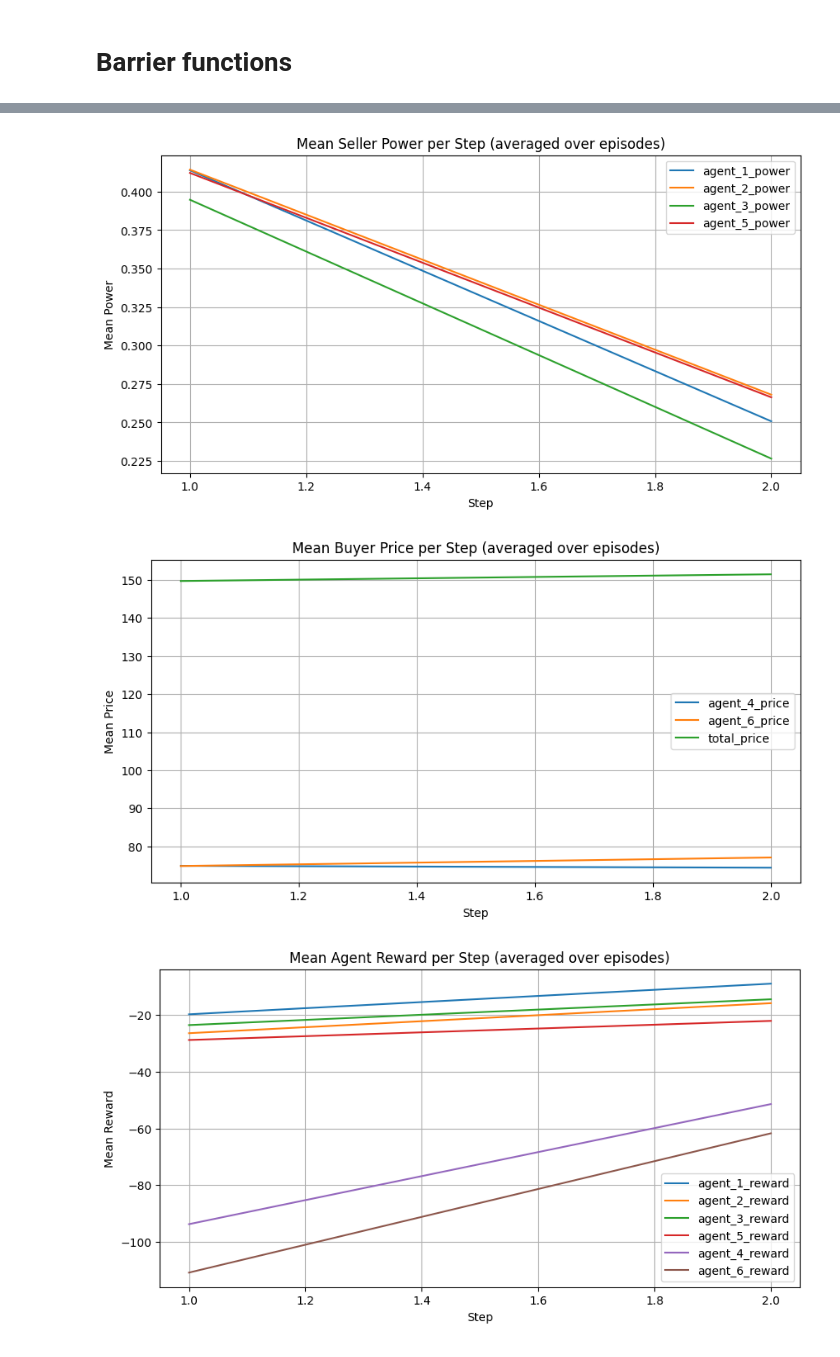
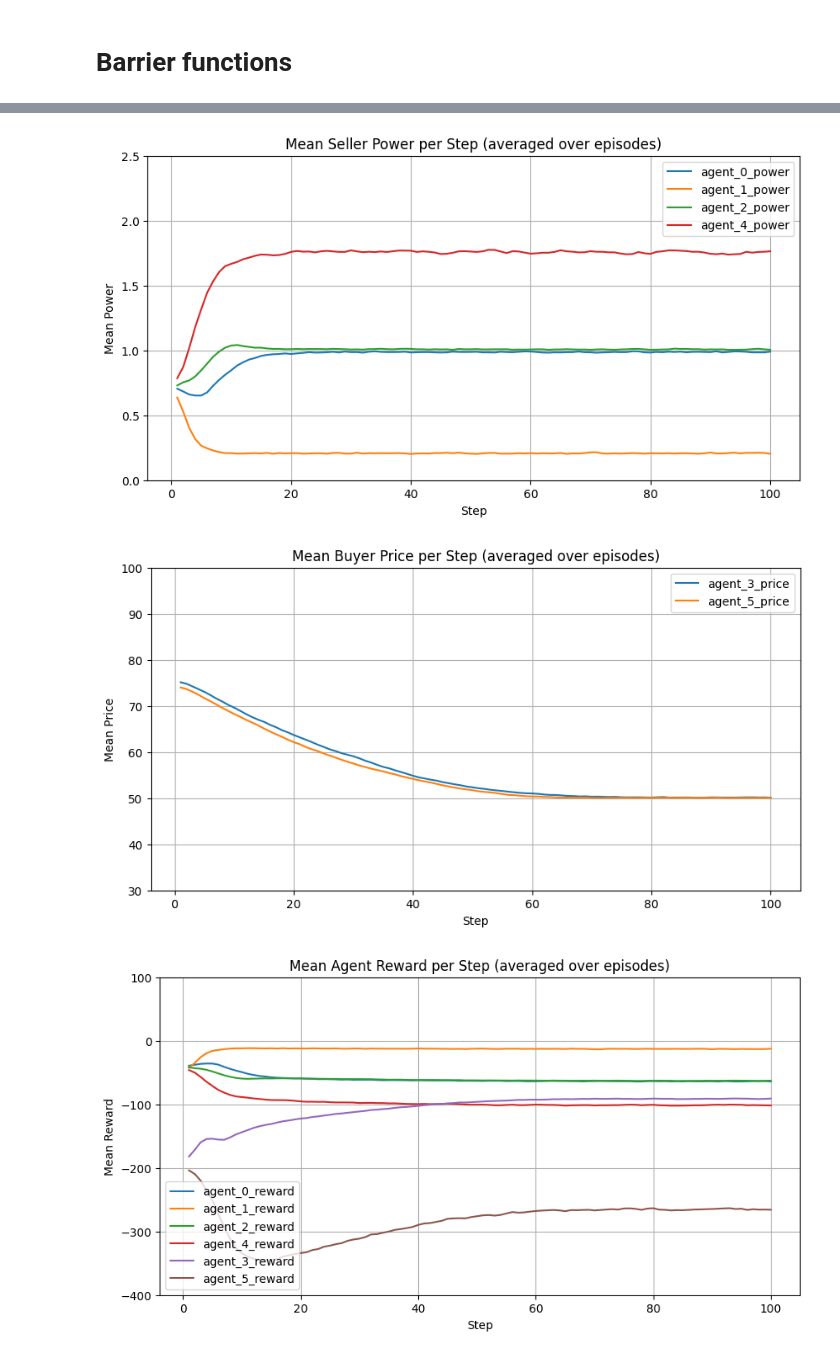
Before and after one commit to juanbmedina/marlgrid, a Jupyter notebook: p2p_energy_env/base_env/data_analysis.ipynb, the cells around one changed output, grey strips where cells are left out. Cells and saved outputs as stored; diff of their text form; code cells hidden in the pictures.

```diff
--- a/p2p_energy_env/base_env/data_analysis.ipynb
+++ b/p2p_energy_env/base_env/data_analysis.ipynb
@@ -27,6 +30,7 @@ def final_policy_analysis(path):
 
     # Buyers: average price per step
     buyer_means = grouped[buyer_cols]
+    buyer_means = buyer_means.drop('total_price',axis=1)
 
     # Rewards: average reward per step
     reward_means = grouped[reward_cols]
@@ -38,6 +42,7 @@ def final_policy_analysis(path):
     plt.xlabel("Step")
     plt.ylabel("Mean Power")
     plt.title("Mean Seller Power per Step (averaged over episodes)")
+    plt.ylim((0,2.5))
     plt.legend()
     plt.grid(True)
     plt.show()
@@ -49,6 +54,7 @@ def final_policy_analysis(path):
     plt.xlabel("Step")
     plt.ylabel("Mean Price")
     plt.title("Mean Buyer Price per Step (averaged over episodes)")
+    plt.ylim((30,100))
     plt.legend()
     plt.grid(True)
     plt.show()
@@ -60,6 +66,7 @@ def final_policy_analysis(path):
     plt.xlabel("Step")
     plt.ylabel("Mean Reward")
     plt.title("Mean Agent Reward per Step (averaged over episodes)")
+    plt.ylim((-400,100))
     plt.legend()
     plt.grid(True)
     plt.show()
@@ -116,8 +104,8 @@ final_policy_analysis(path)
 # %%
-path = "evaluated_policies/maa2c_mlp_P2PEnergyEnv/energy_market_constrains_2025-10-03_13-02-41/market_log.csv"
+path = "evaluated_policies/maa2c_lstm_P2PEnergyEnv/energy_market_constrains_2025-10-15_16-16-47/market_log.csv"
 final_policy_analysis(path)
 # %% [output]
-[figure, old version]
+[figure, new version]
-[figure, old version]
+[figure, new version]
-[figure, old version]
+[figure, new version]
 # %%
```
Also changed, not shown: parts of 10 cells of this notebook, 9 other files.
